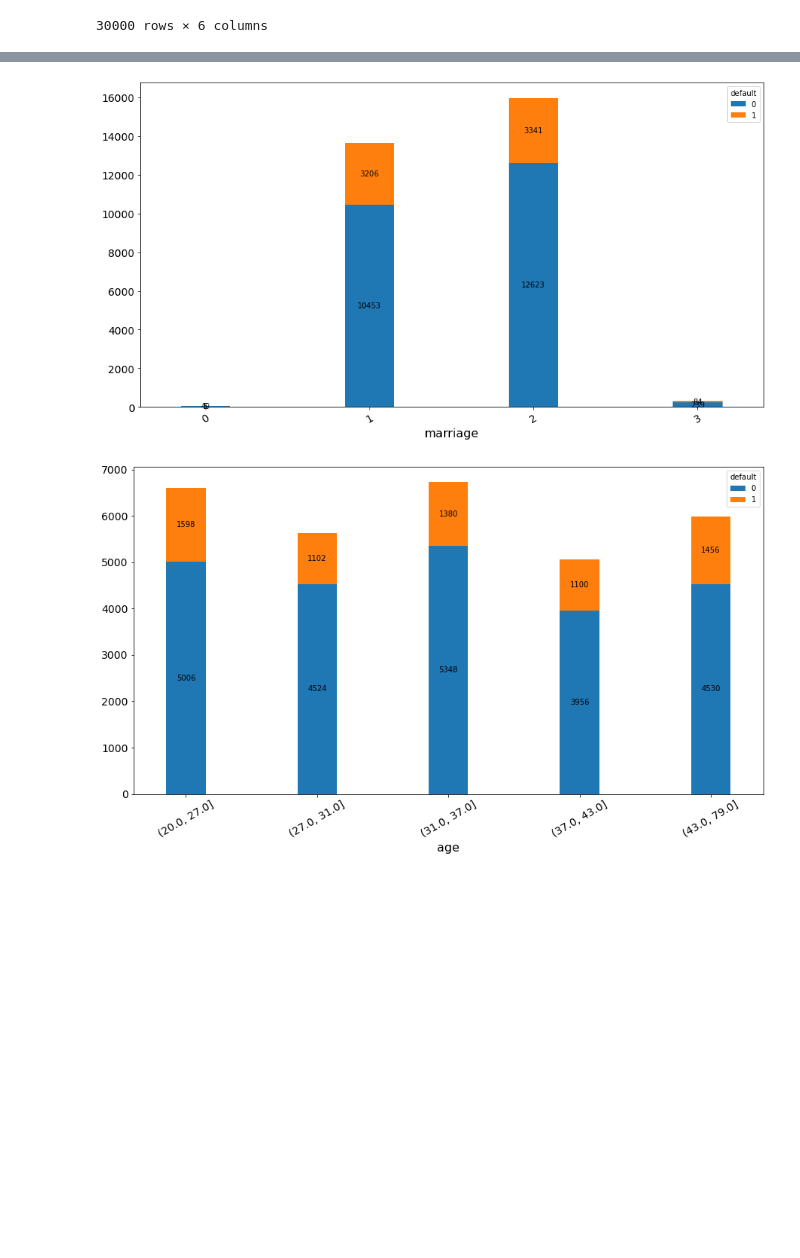
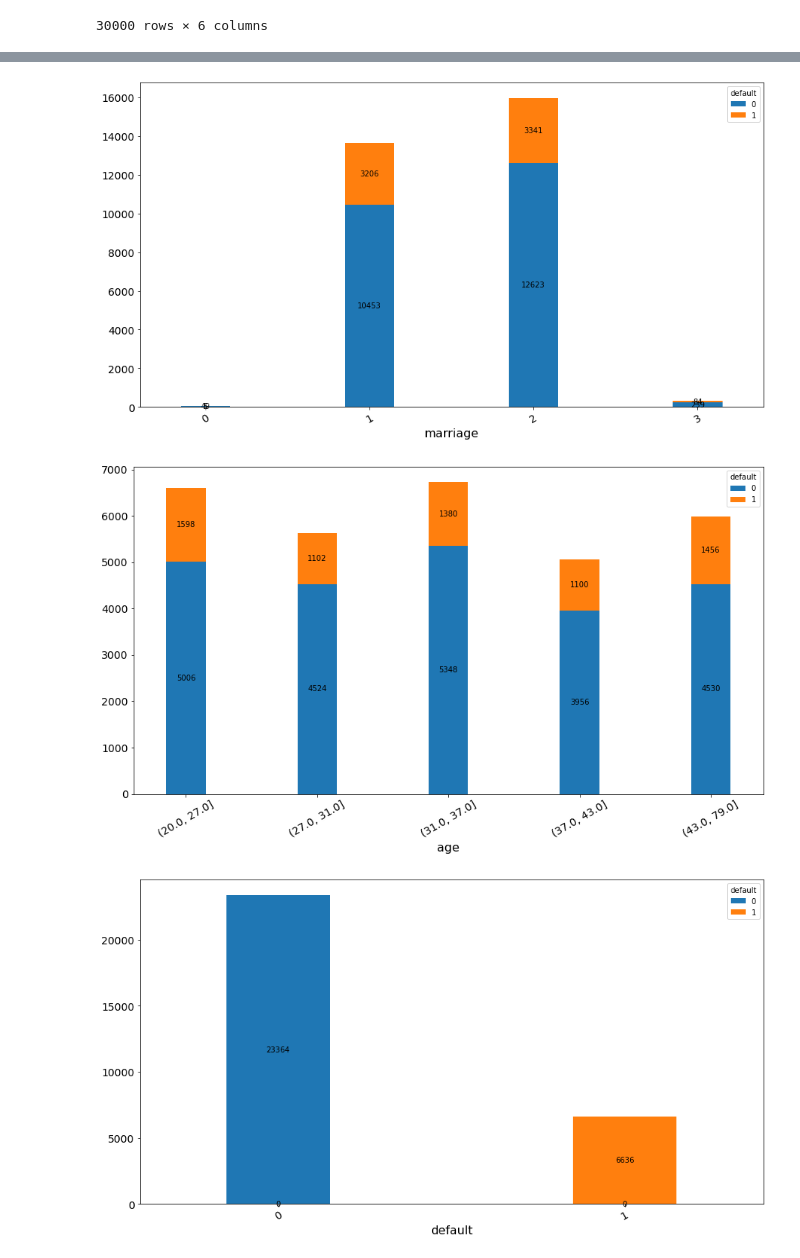
Before and after one commit to Juliana-Yakimchuk/Classif_Credit_Card, a Jupyter notebook: CC_Classification.ipynb, the cells around one changed output, grey strips where cells are left out. Cells and saved outputs as stored; diff of their text form; code cells hidden in the pictures; blank space fills up the shorter version.

```diff
--- a/CC_Classification.ipynb
+++ b/CC_Classification.ipynb
@@ -171,23 +162,24 @@ visual
 categ = visual[['sex', 'education', 'marriage']]
 num = visual[['limit_bal','age']]
 # %%
-for count,value in enumerate(x_2):
+for count,value in enumerate(visual):
     #print(count)
     if value in num:
         df_crosstab = pd.crosstab(pd.qcut(visual[value], 5, precision = 0), visual['default'])
     else:
         df_crosstab = pd.crosstab(visual[value], visual['default'])
 
     g = df_crosstab.plot(kind='bar', stacked=True, width = 0.3,rot=30, figsize=(15, 8))
     for c in g.containers:
         labels = [v.get_height() for v in c]
         plt.bar_label(container = c, label = labels, label_type = 'center');
 
 plt.show();
 # %% [output]
 [figure]
 [figure]
 [figure]
 [figure]
 [figure]
+[figure, added]
 # %% [markdown]
```
Also changed, not shown: parts of 26 cells of this notebook, 1 other file.
